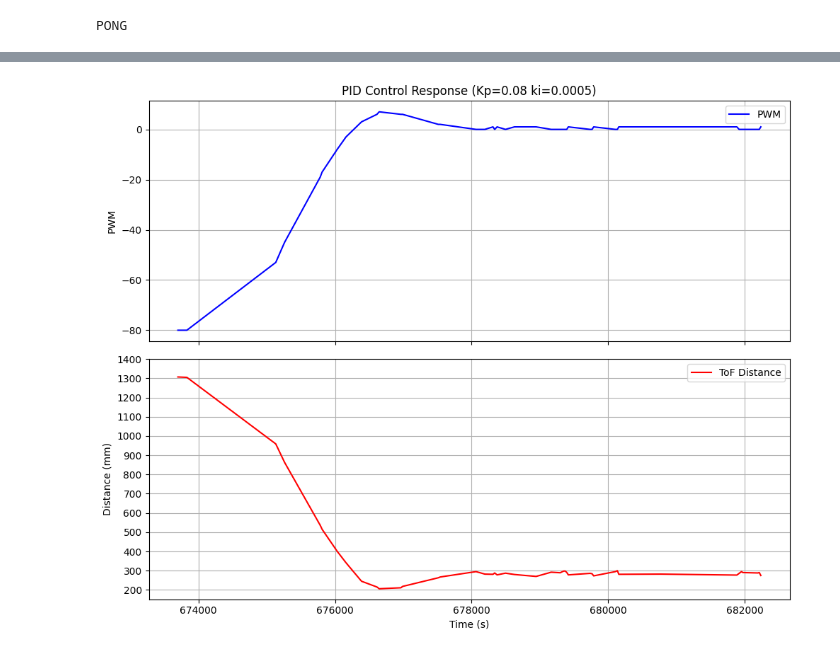
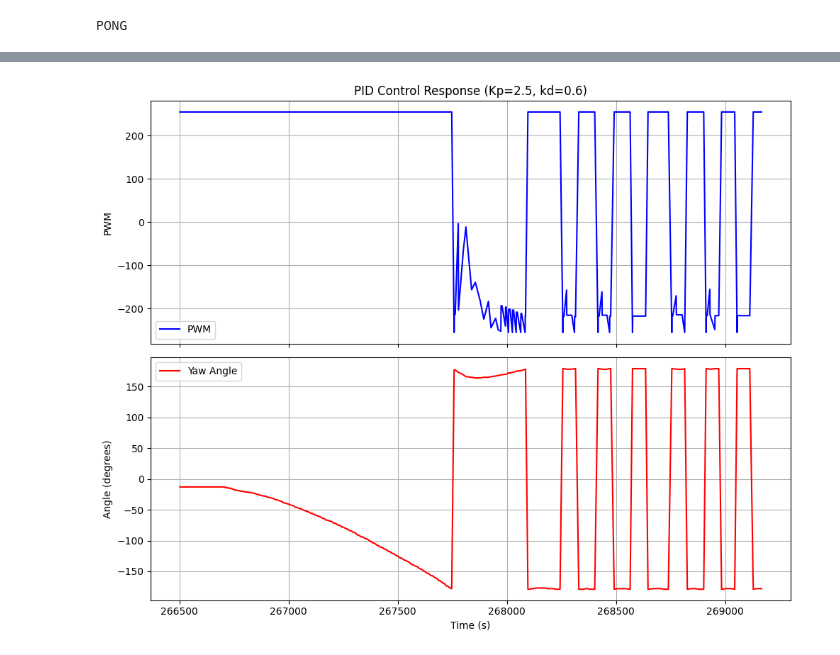
Before and after one commit to akinfelami/fastrobots, a Jupyter notebook: ble_robot_1.2/ble_python/lab5.ipynb, the cells around one changed output, grey strips where cells are left out. Cells and saved outputs as stored; diff of their text form; code cells hidden in the pictures.

```diff
--- a/ble_robot_1.2/ble_python/lab5.ipynb
+++ b/ble_robot_1.2/ble_python/lab5.ipynb
@@ -53,34 +57,33 @@ print(results)
 # %%
 import matplotlib.pyplot as plt
 import numpy as np
 
 # Convert results to numpy array for easier handling
 data = np.array(results)
 time = data[:, 0]
 tof = data[:, 1]
 pwm = data[:, 2]
 
 # Create figure with two subplots sharing x-axis
 fig, (ax1, ax2) = plt.subplots(2, 1, figsize=(10, 8), sharex=True)
 
 # Plot PWM vs Time
 ax1.plot(time, pwm, 'b-', label='PWM')
 ax1.set_ylabel('PWM')
-ax1.set_title('PID Control Response (Kp=0.08 ki=0.0005)')
+ax1.set_title('PID Control Response (Kp=2.5, kd=0.6)')
 ax1.grid(True)
 ax1.legend()
 
 # Plot ToF vs Time
-ax2.plot(time, tof, 'r-', label='ToF Distance')
+ax2.plot(time, tof, 'r-', label='Yaw Angle')
 
 ax2.set_xlabel('Time (s)')
-ax2.set_ylabel('Distance (mm)')
+ax2.set_ylabel('Angle (degrees)')
 # Set y-axis ticks in steps of 100
-ax2.yaxis.set_ticks(np.arange(min(tof) - min(tof) % 100, max(tof) + 100, 100))
 ax2.grid(True)
 ax2.legend()
 
 plt.tight_layout()
 plt.show()
 # %% [output]
-[figure, old version]
+[figure, new version]
```
Also changed, not shown: parts of 7 cells of this notebook, 19 other files.
